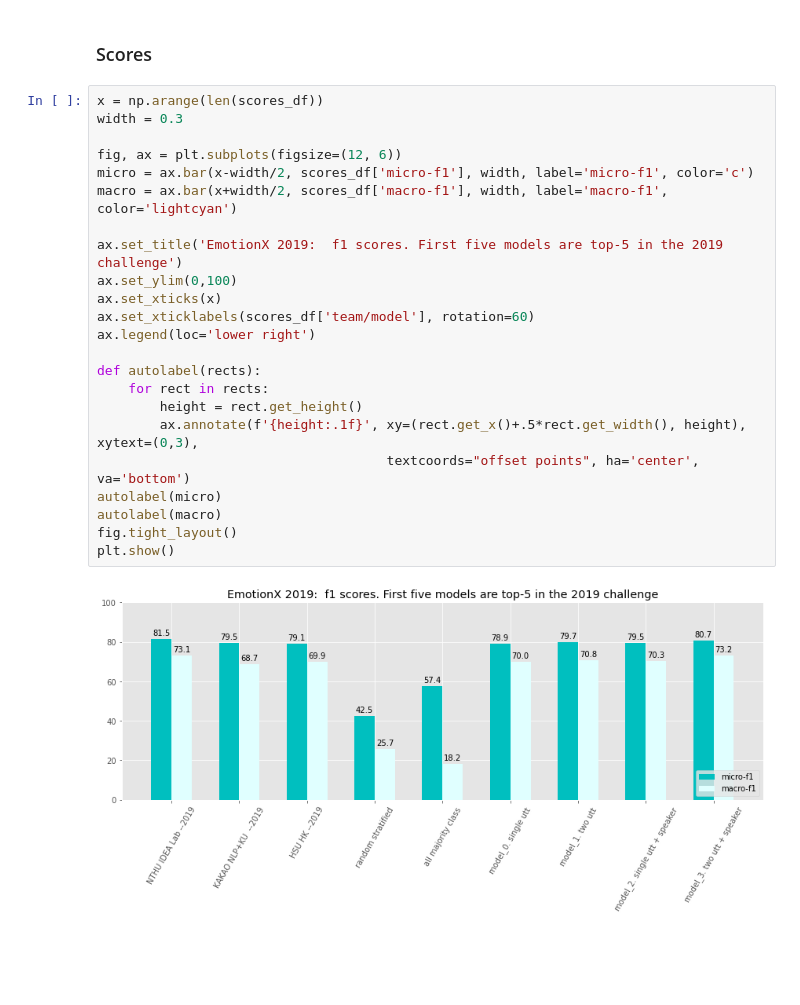
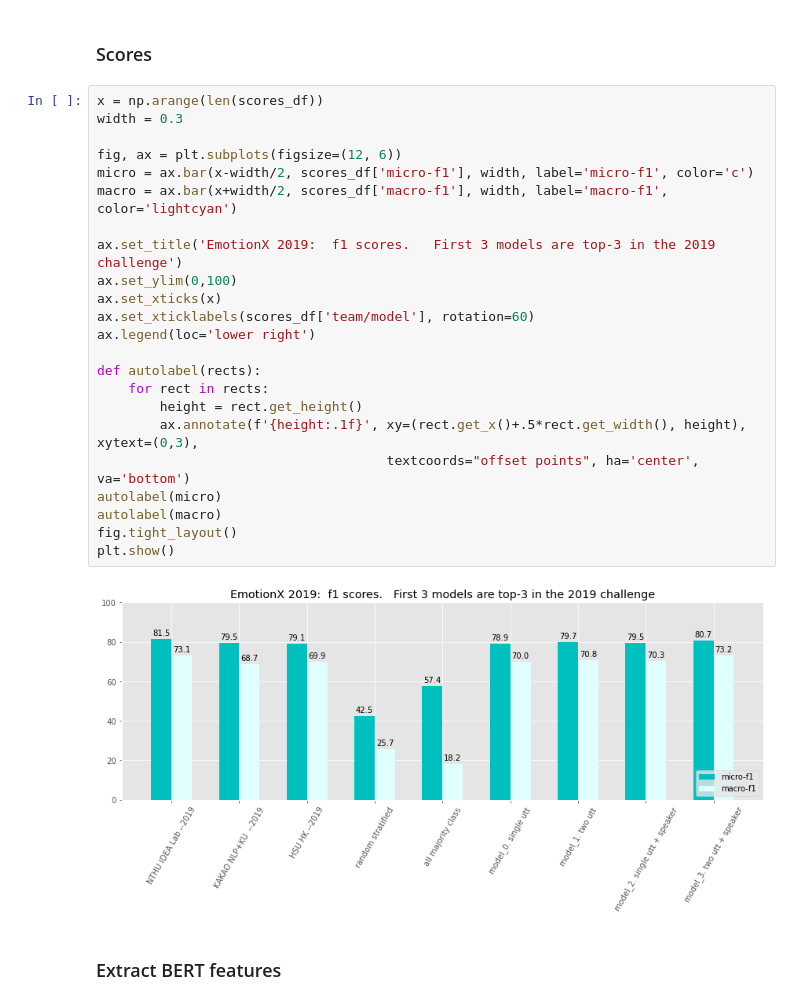
Before and after one commit to dlevonian/EmotionX-2019, a Jupyter notebook: emotionx_2.ipynb, the cells around one changed output. Cells and saved outputs as stored; diff of their text form; blank space fills up the shorter version.

```diff
--- a/emotionx_2.ipynb
+++ b/emotionx_2.ipynb
@@ -859,25 +859,27 @@ weighted avg      0.810     0.807     0.803      1802
 # %%
 x = np.arange(len(scores_df))
 width = 0.3
 
 fig, ax = plt.subplots(figsize=(12, 6))
 micro = ax.bar(x-width/2, scores_df['micro-f1'], width, label='micro-f1', color='c')
 macro = ax.bar(x+width/2, scores_df['macro-f1'], width, label='macro-f1', color='lightcyan')
 
-ax.set_title('EmotionX 2019:  f1 scores. First five models are top-5 in the 2019 challenge')
+ax.set_title('EmotionX 2019:  f1 scores.   First 3 models are top-3 in the 2019 challenge')
 ax.set_ylim(0,100)
 ax.set_xticks(x)
 ax.set_xticklabels(scores_df['team/model'], rotation=60)
 ax.legend(loc='lower right')
 
 def autolabel(rects):
     for rect in rects:
         height = rect.get_height()
         ax.annotate(f'{height:.1f}', xy=(rect.get_x()+.5*rect.get_width(), height), xytext=(0,3),
                                      textcoords="offset points", ha='center', va='bottom')
 autolabel(micro)
 autolabel(macro)
 fig.tight_layout()
 plt.show()
 # %% [output]
-[figure, old version]
+[figure, new version]
+# %% [markdown]
+### Extract BERT features
```
Also changed, not shown: parts of 4 cells of this notebook.
